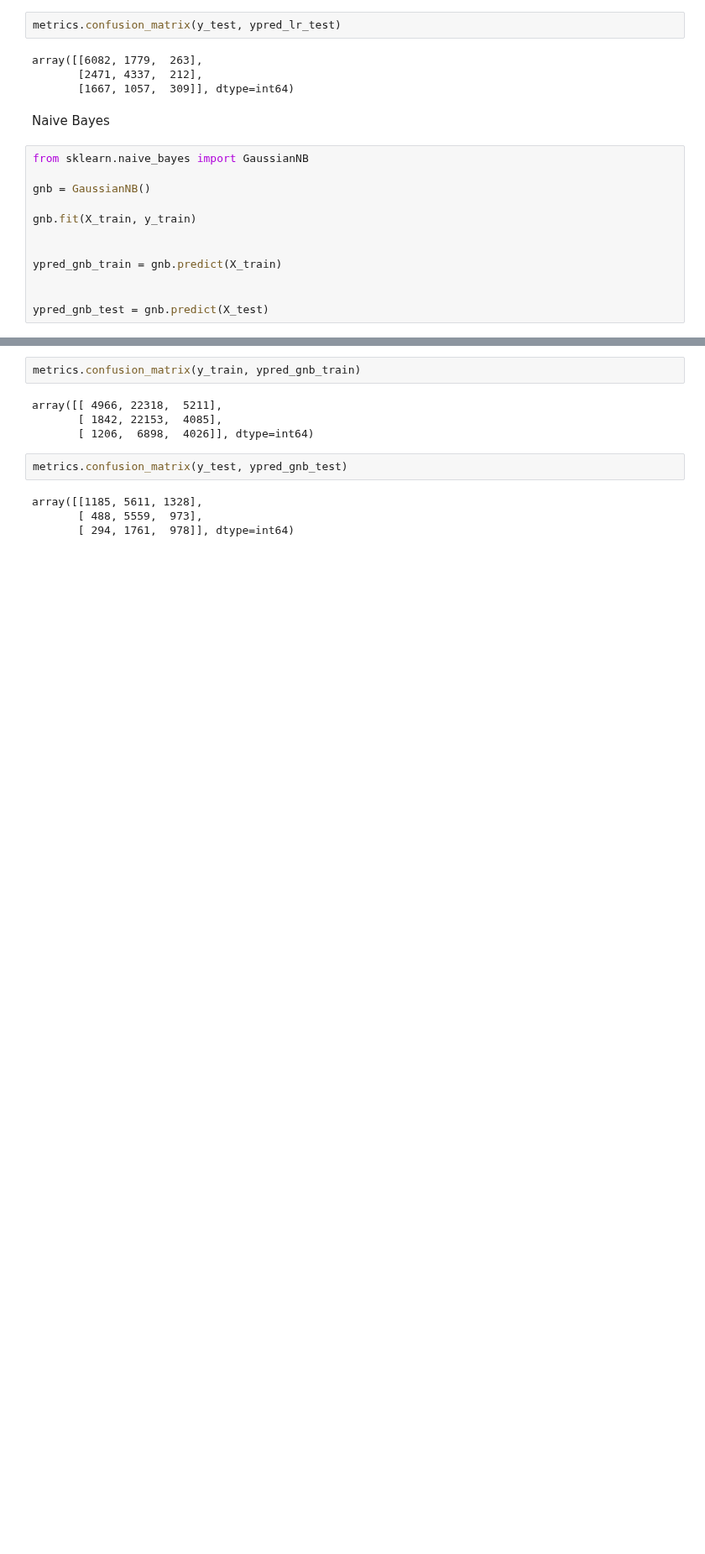
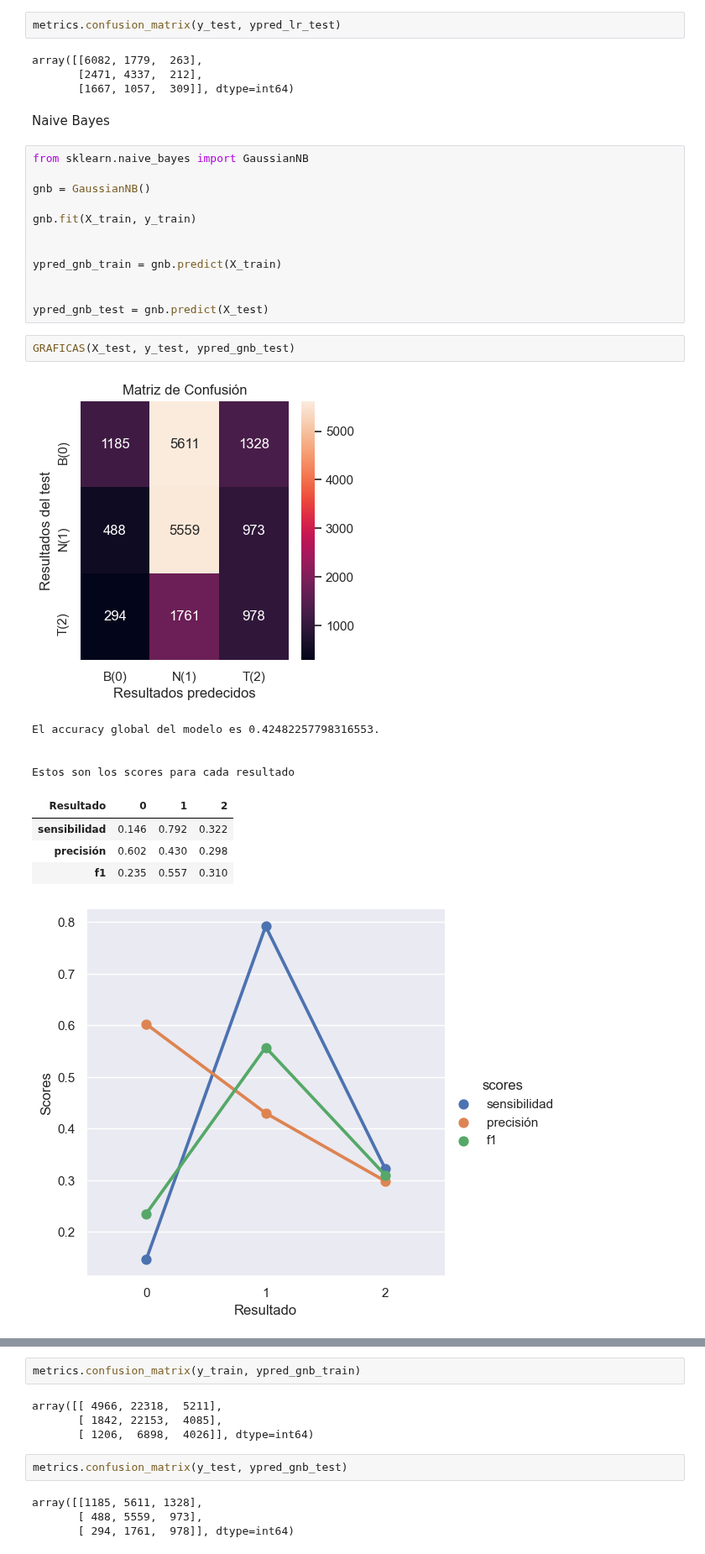
Before and after one commit to Facundo-Peloso/DH-TP-1---Grupo-10, a Jupyter notebook: TP FINAL/Chess/Main Borrador copy - Facu.ipynb, the cells around one changed output, grey strips where cells are left out. Shown at 84% size. Saved outputs shown, nothing was run; the diff lists cells and outputs as text; blank space fills up the shorter version.

```diff
--- a/TP FINAL/Chess/Main Borrador copy - Facu.ipynb
+++ b/TP FINAL/Chess/Main Borrador copy - Facu.ipynb
@@ -756,3 +777,16 @@ ypred_gnb_train = gnb.predict(X_train)
 
 
 ypred_gnb_test = gnb.predict(X_test)
+# %%
+GRAFICAS(X_test, y_test, ypred_gnb_test)
+# %% [output]
+[figure, added]
+El accuracy global del modelo es 0.42482257798316553.
+
+
+Estos son los scores para cada resultado
+| Resultado | 0 | 1 | 2 |
+| sensibilidad | 0.146 | 0.792 | 0.322 |
+| precisión | 0.602 | 0.430 | 0.298 |
+| f1 | 0.235 | 0.557 | 0.310 |
+[figure, added]
```
Also changed, not shown: parts of 4 cells of this notebook.
